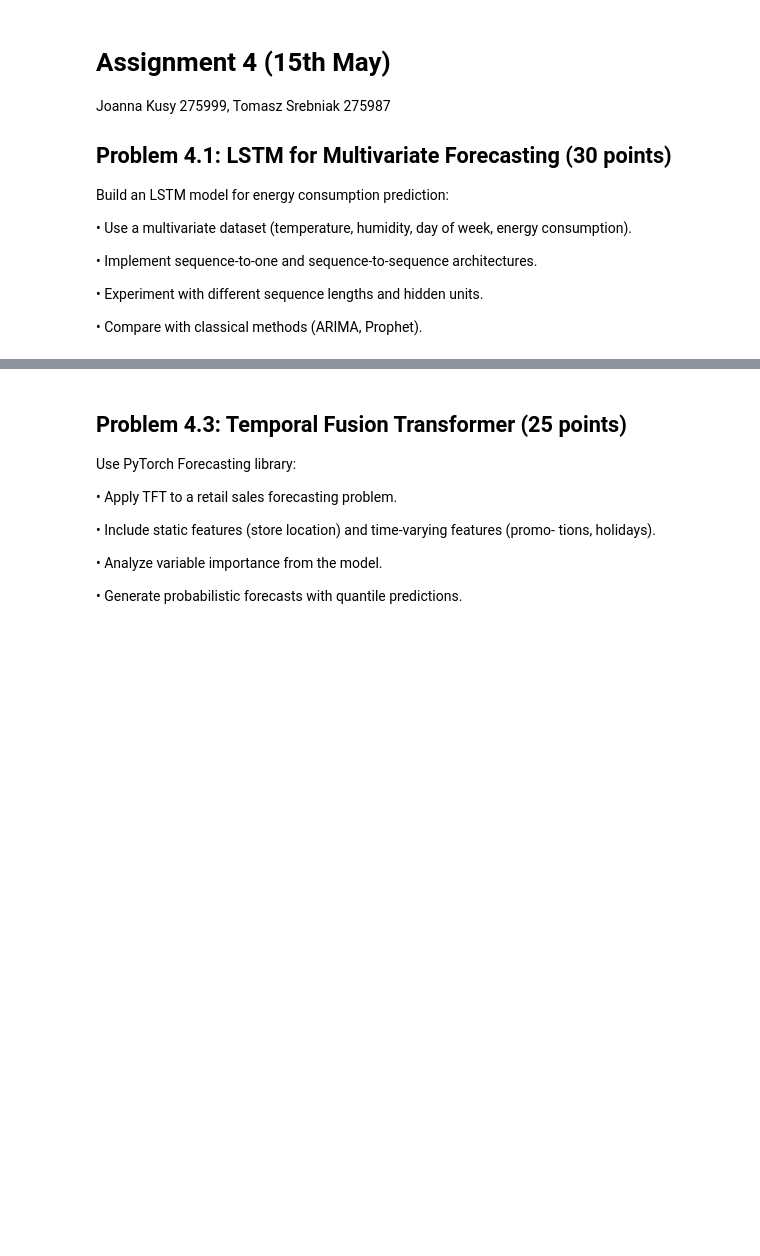
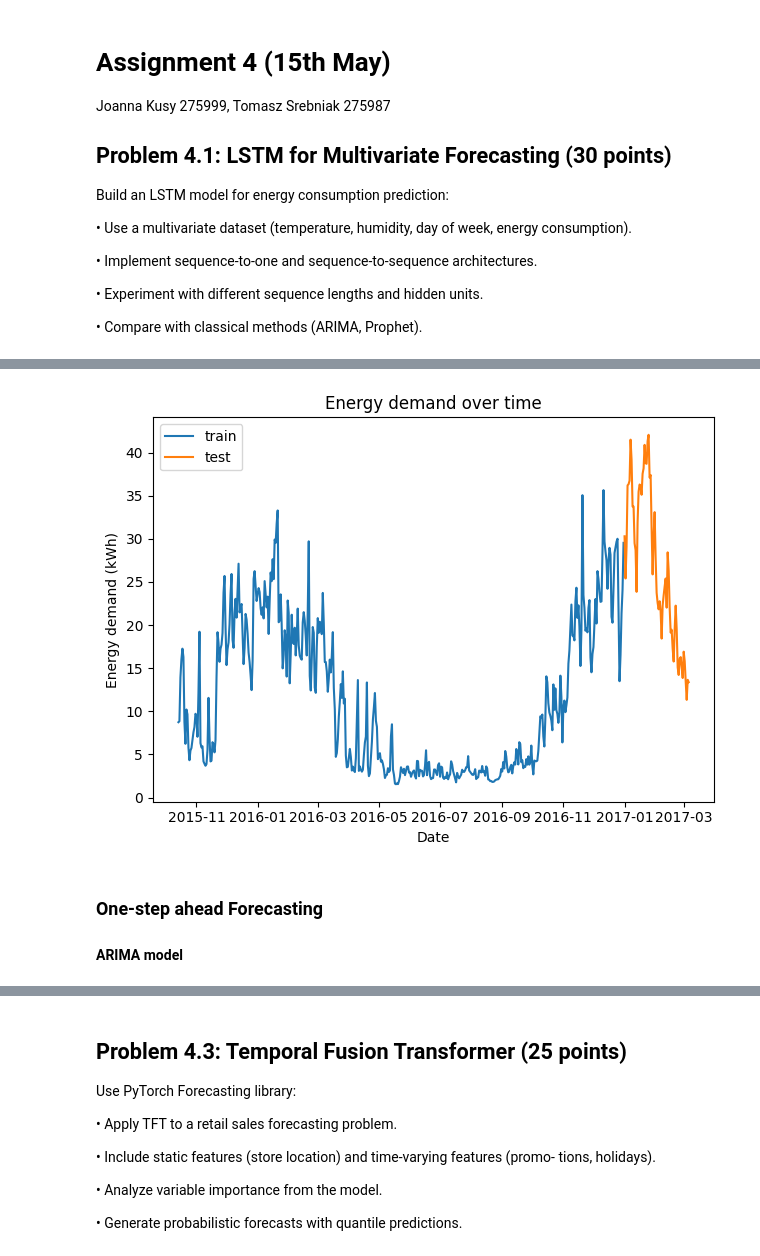
Before and after one commit to tomaszsrebniak/ML_for_data_analytics, a Jupyter notebook: Assignment4/List4.ipynb, the cells around one changed output, grey strips where cells are left out. Saved outputs shown, nothing was run; the diff lists cells and outputs as text; code cells hidden in the pictures; blank space fills up the shorter version.

```diff
--- a/Assignment4/List4.ipynb
+++ b/Assignment4/List4.ipynb
@@ -15,0 +54,5 @@ consumption).
+# %%
+train = pd.read_csv("data/residential4_energy_demand_daily_train.csv", index_col=0, parse_dates=True)
+test = pd.read_csv("data/residential4_energy_demand_daily_test.csv", index_col=0, parse_dates=True)
+
+train.head()
@@ -15,0 +67,11 @@ consumption).
+# %%
+plt.plot(train.index, train["energy_demand"])
+plt.plot(test.index, test["energy_demand"])
+plt.legend(["train", "test"])
+plt.xlabel("Date")
+plt.ylabel("Energy demand (kWh)")
+plt.title("Energy demand over time")
+plt.tight_layout()
+plt.show()
+# %% [output]
+[figure, added]
@@ -15,0 +172,3 @@ consumption).
+# %% [markdown]
+### One-step ahead Forecasting
+#### ARIMA model
```
Also changed, not shown: parts of 94 cells of this notebook, 3 other files.
